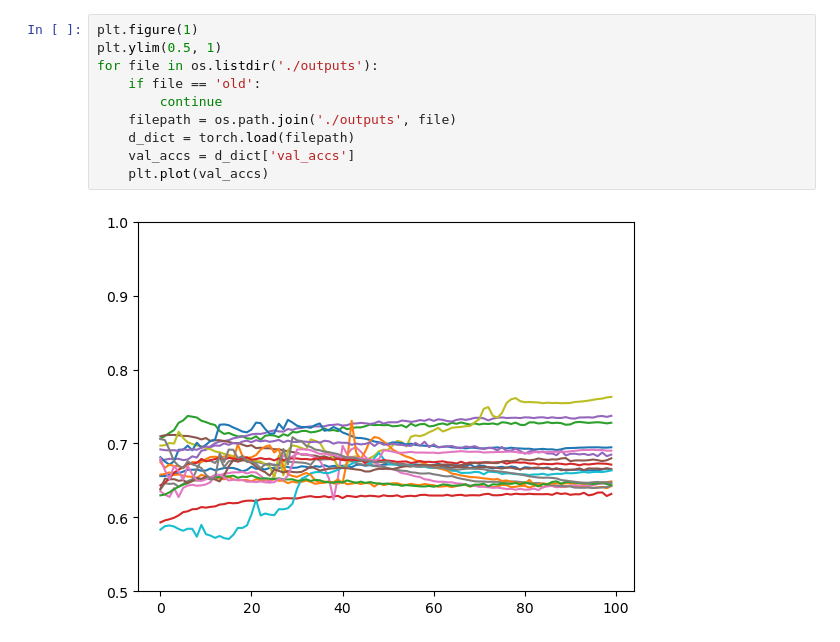
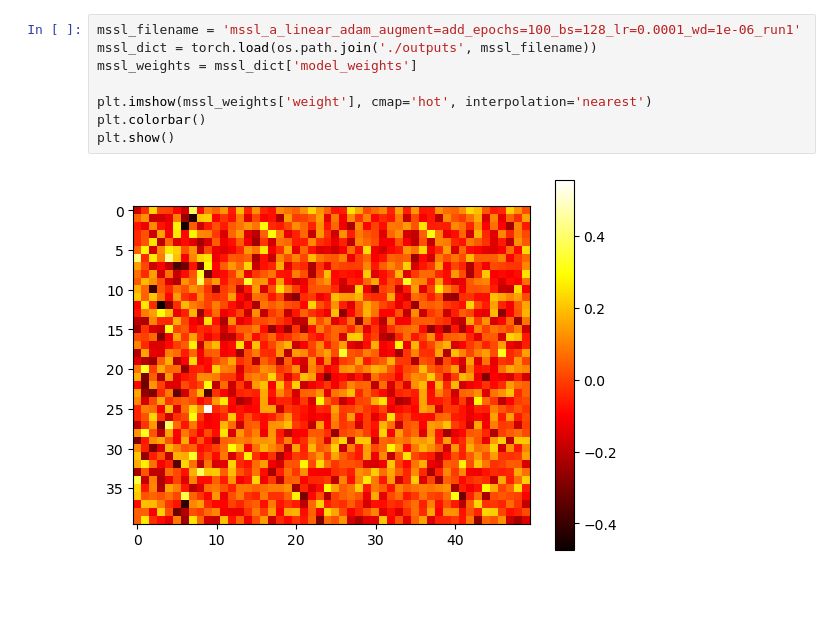
Before and after one commit to dante-hl/matrixssl-inductive, a Jupyter notebook: notebooks/repeated_run_results.ipynb, the cells around one changed output. Drawn from its saved outputs; the diff is of its cells as text; blank space fills up the shorter version.

```diff
--- a/notebooks/repeated_run_results.ipynb
+++ b/notebooks/repeated_run_results.ipynb
@@ -65,12 +112,10 @@ for file in os.listdir('./outputs/old/add_runs1/'):
-# %%
-plt.figure(1)
-plt.ylim(0.5, 1)
-for file in os.listdir('./outputs'):
-    if file == 'old':
-        continue
-    filepath = os.path.join('./outputs', file)
-    d_dict = torch.load(filepath)
-    val_accs = d_dict['val_accs']
-    plt.plot(val_accs)
-# %% [output]
-[figure, removed]
+# %%
+mssl_filename = 'mssl_a_linear_adam_augment=add_epochs=100_bs=128_lr=0.0001_wd=1e-06_run1'
+mssl_dict = torch.load(os.path.join('./outputs', mssl_filename))
+mssl_weights = mssl_dict['model_weights']
+
+plt.imshow(mssl_weights['weight'], cmap='hot', interpolation='nearest')
+plt.colorbar()
+plt.show()
+# %% [output]
+[figure, added]
```
Also changed, not shown: parts of 21 cells of this notebook, 1 other file.
